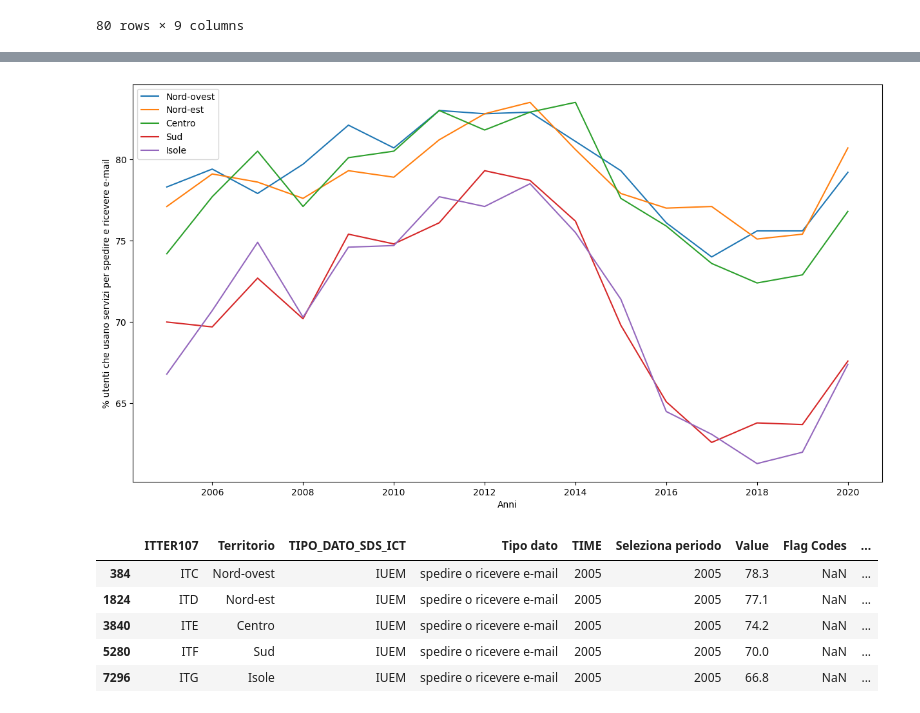
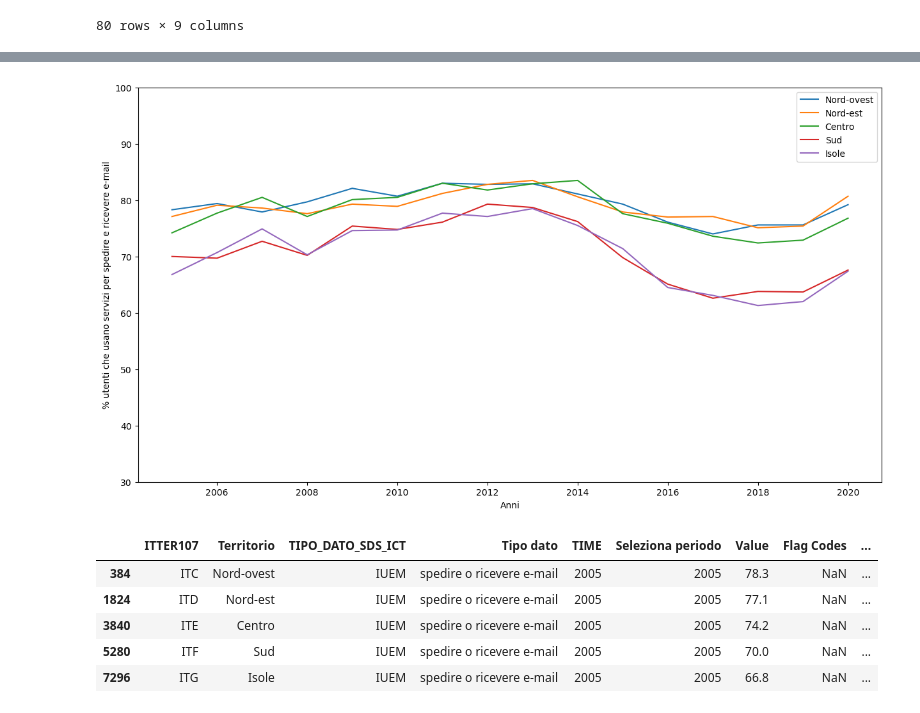
Before and after one commit to mattia01017/EsameSciVis, a Jupyter notebook: Spedire ricevere e-mail (regione).ipynb, the cells around one changed output, grey strips where cells are left out. Saved outputs shown, nothing was run; the diff lists cells and outputs as text; code cells hidden in the pictures.

```diff
--- a/Spedire ricevere e-mail (regione).ipynb
+++ b/Spedire ricevere e-mail (regione).ipynb
@@ -31,23 +31,3 @@ valori2 = data[data['Territorio']=='Nord-est']['Value'].values
 valori3 = data[data['Territorio']=='Centro']['Value'].values
 valori4 = data[data['Territorio']=='Sud']['Value'].values
 valori5 = data[data['Territorio']=='Isole']['Value'].values
-# %%
-f, ax = plt.subplots()
-f.set_figheight(10)
-f.set_figwidth(18)
-
-years=data['TIME'].unique()
-
-ax.set_yticks(years)
-ax.invert_yaxis()
-ax.set_xlabel("% utenti che usano servizi bancari")
-ax.set_ylabel("Anno")
-offsets = [0] * len(years)
-for z in zones:
-    xd = data.loc[data['Territorio'] == z, 'Value']
-    yd = data.loc[data['Territorio'] == z, 'TIME']
-    ax.barh(yd, xd, left=offsets, label=z)
-    for i in range(len(years)):
-        offsets[i] += xd.iloc[i]
-ax.legend()
-plt.show()
@@ -56,22 +34,23 @@ plt.show()
 # %%
 fig, ax = plt.subplots()
+ax.set_ylim(30, 100)
 
 fig.set_figheight(8)
 fig.set_figwidth(15)
 
 ax.plot(years, valori1, label='Nord-ovest')
 ax.plot(years, valori2, label='Nord-est')
 ax.plot(years, valori3, label='Centro')
 ax.plot(years, valori4, label='Sud')
 ax.plot(years, valori5, label='Isole')
 
 ax.set_xlabel('Anni')
 ax.set_ylabel('% utenti che usano servizi per spedire e ricevere e-mail')
 
 ax.legend()
 plt.show()
 # %% [output]
-[figure, old version]
+[figure, new version]
 # %%
 data2005 = data[data['TIME']==2005]
 data2005
```
Also changed, not shown: parts of 1 cell of this notebook.
